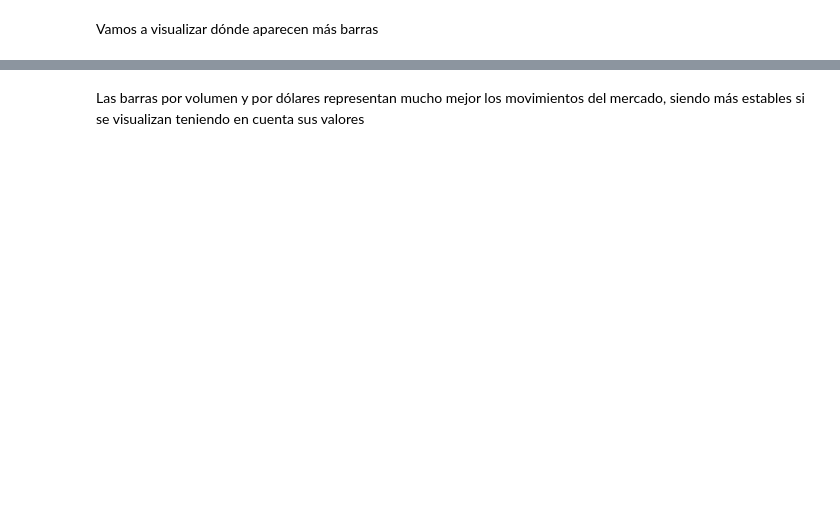
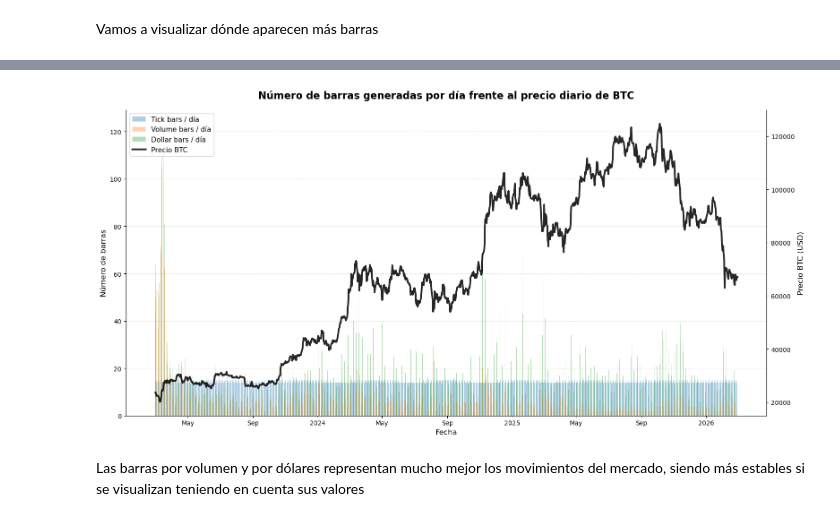
Before and after one commit to mirdbg/Analyzing_5mindata, a Jupyter notebook: Notebook.ipynb, the cells around one changed output, grey strips where cells are left out. Drawn from its saved outputs; the diff is of its cells as text; code cells hidden in the pictures; blank space fills up the shorter version.

```diff
--- a/Notebook.ipynb
+++ b/Notebook.ipynb
@@ -490,2 +439,90 @@ plt.show()
+# %%
+import matplotlib.dates as mdates
+import matplotlib.pyplot as plt
+
+
+price_daily = (
+    df_clean.set_index("open_time")["close"]
+    .resample("D")
+    .last()
+)
+
+fig, ax1 = plt.subplots(figsize=(16, 8))
+
+# Barras agrupadas por día
+ax1.bar(
+    tick_daily.index,
+    tick_daily.values,
+    width=0.8,
+    alpha=0.35,
+    label="Tick bars / día"
+)
+
+ax1.bar(
+    volume_daily.index,
+    volume_daily.values,
+    width=0.55,
+    alpha=0.35,
+    label="Volume bars / día"
+)
+
+ax1.bar(
+    dollar_daily.index,
+    dollar_daily.values,
+    width=0.3,
+    alpha=0.35,
+    label="Dollar bars / día"
+)
+
+ax1.set_title(
+    "Número de barras generadas por día frente al precio diario de BTC",
+    fontsize=16,
+    pad=18,
+    fontweight="bold"
+)
+ax1.set_xlabel("Fecha", fontsize=12)
+ax1.set_ylabel("Número de barras", fontsize=12)
+ax1.grid(True, axis="y", linestyle="--", linewidth=0.8, alpha=0.35)
+ax1.set_axisbelow(True)
+
+# Precio BTC
+ax2 = ax1.twinx()
+ax2.plot(
+    price_daily.index,
+    price_daily.values,
+    color="black",
+    linewidth=2.8,
+    alpha=0.85,
+    label="Precio BTC"
+)
+ax2.set_ylabel("Precio BTC (USD)", fontsize=12)
+
+# Fechas
+locator = mdates.AutoDateLocator()
+formatter = mdates.ConciseDateFormatter(locator)
+ax1.xaxis.set_major_locator(locator)
+ax1.xaxis.set_major_formatter(formatter)
+
+# Leyenda conjunta
+lines_1, labels_1 = ax1.get_legend_handles_labels()
+lines_2, labels_2 = ax2.get_legend_handles_labels()
+
+ax1.legend(
+    lines_1 + lines_2,
+    labels_1 + labels_2,
+    loc="upper left",
+    frameon=True,
+    fancybox=True,
+    framealpha=0.9,
+    fontsize=11
+)
+
+ax1.spines["top"].set_visible(False)
+ax2.spines["top"].set_visible(False)
+
+fig.tight_layout()
+plt.show()
+# %% [output]
+[figure, added]
 # %% [markdown]
 Las barras por volumen y por dólares representan mucho mejor los movimientos del mercado, siendo más estables si se visualizan teniendo en cuenta sus valores
```
Also changed, not shown: parts of 20 cells of this notebook.
